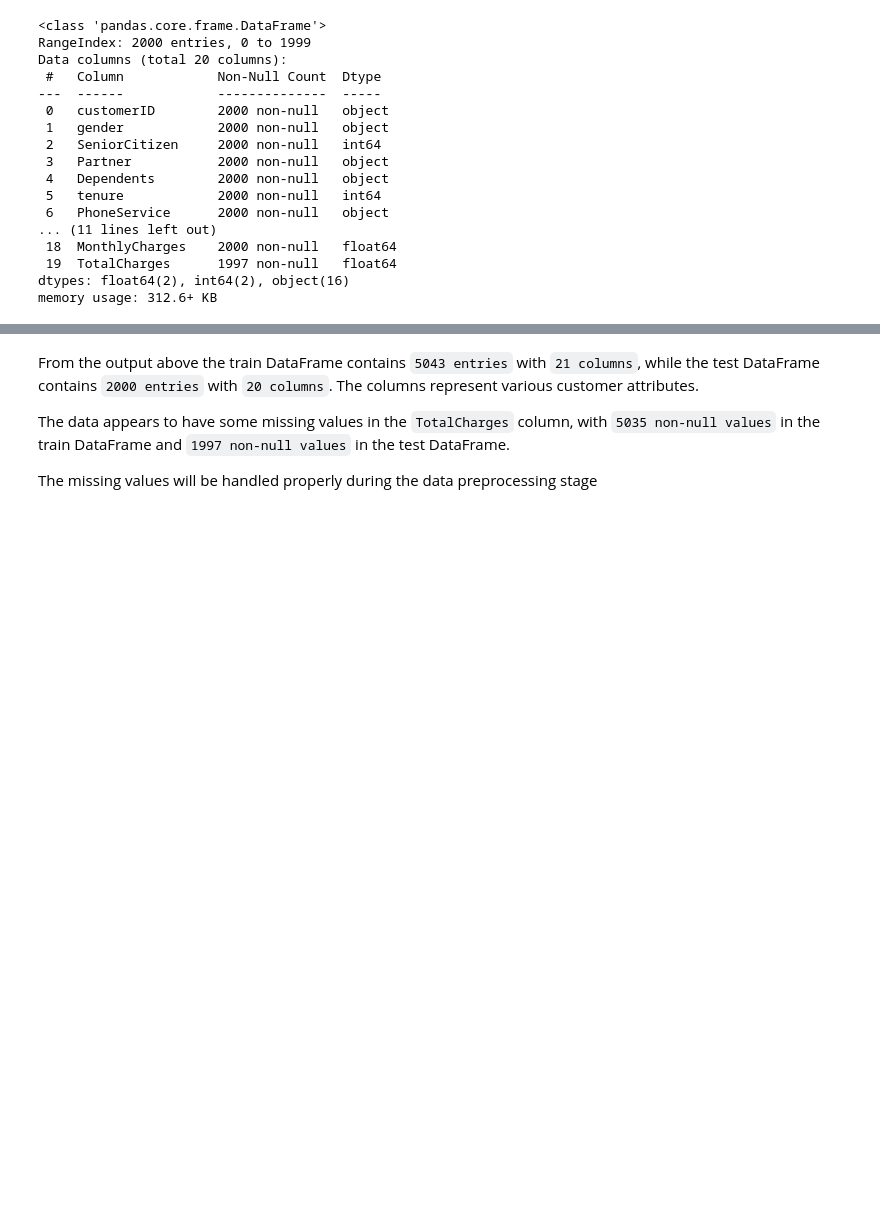
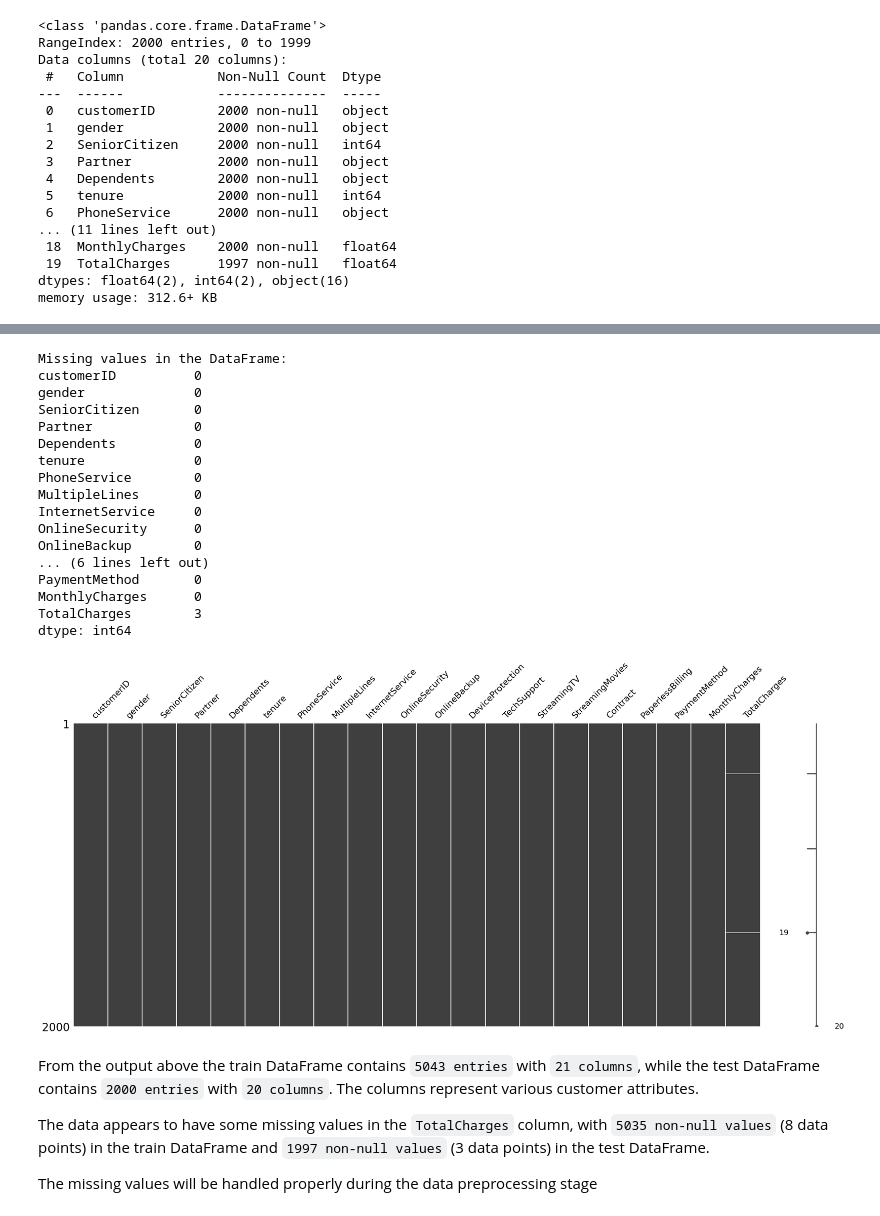
Before and after one commit to snyamson/LP2-Customer-Churn-Machine-Learning-Prediction, a Jupyter notebook: code/lp2 - customer churn classification.ipynb, the cells around one changed output, grey strips where cells are left out. Cells and saved outputs as stored; diff of their text form; code cells hidden in the pictures; blank space fills up the shorter version.

```diff
--- a/code/lp2 - customer churn classification.ipynb
+++ b/code/lp2 - customer churn classification.ipynb
@@ -495,6 +521,28 @@ memory usage: 312.6+ KB
+# %%
+# Visualize the missing values in the test dataset
+check_missing_values(test)
+# %% [output]
+Missing values in the DataFrame:
+customerID          0
+gender              0
+SeniorCitizen       0
+Partner             0
+Dependents          0
+tenure              0
+PhoneService        0
+MultipleLines       0
+InternetService     0
+OnlineSecurity      0
+OnlineBackup        0
+... (6 lines left out)
+PaymentMethod       0
+MonthlyCharges      0
+TotalCharges        3
+dtype: int64
+[figure, added]
 # %% [markdown]
 From the output above the train DataFrame contains `5043 entries` with `21 columns`, while the test DataFrame contains `2000 entries` with `20 columns`. The columns represent various customer attributes.
 
-The data appears to have some missing values in the `TotalCharges` column, with `5035 non-null values` in the train DataFrame and `1997 non-null values` in the test DataFrame.
+The data appears to have some missing values in the `TotalCharges` column, with `5035 non-null values` (8 data points) in the train DataFrame and `1997 non-null values` (3 data points) in the test DataFrame.
 
 The missing values will be handled properly during the data preprocessing stage
```
Also changed, not shown: parts of 22 cells of this notebook, 1 other file.
